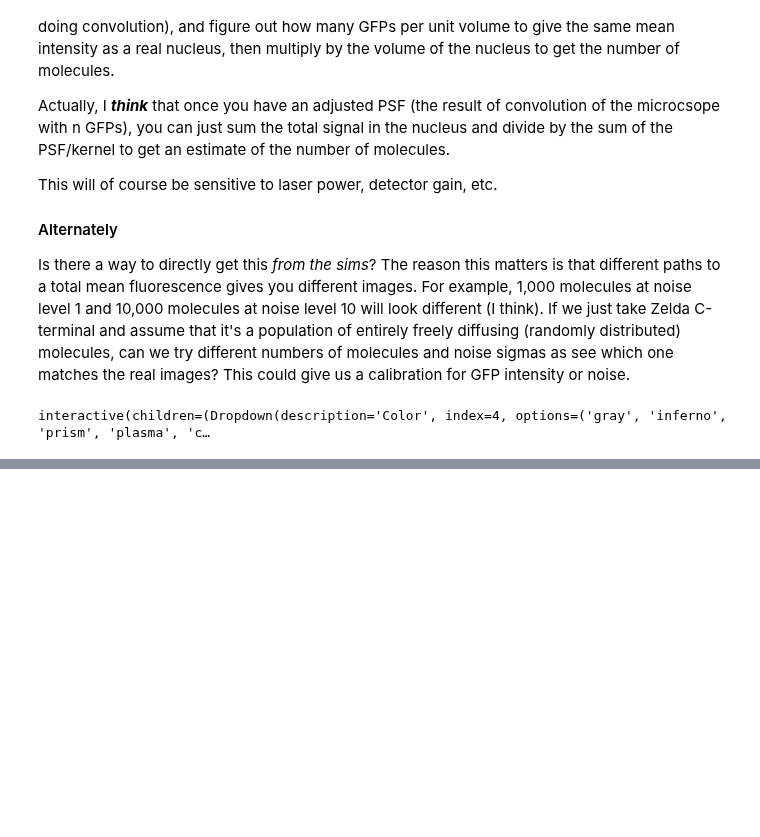
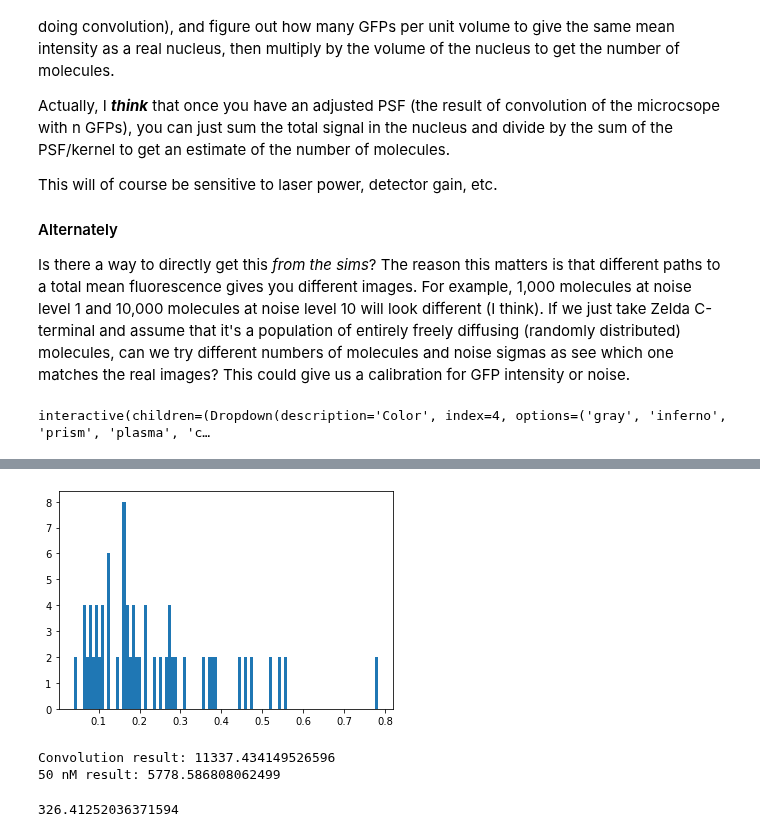
Before and after one commit to michaelrstadler/rpb1, a Jupyter notebook: bin/notebooks/20220329-realdata-siamese-2.ipynb, the cells around one changed output, grey strips where cells are left out. Drawn from its saved outputs; the diff is of its cells as text; code cells hidden in the pictures; blank space fills up the shorter version.

```diff
--- a/bin/notebooks/20220329-realdata-siamese-2.ipynb
+++ b/bin/notebooks/20220329-realdata-siamese-2.ipynb
@@ -733,0 +781,4 @@ tuple([0]) + im.shape
+# %%
+plt.hist(same_nuc, bins=100);
+# %% [output]
+[figure, added]
@@ -733,0 +792,21 @@ tuple([0]) + im.shape
+# %%
+nucs = bcd
+n=0
+c = np.sum(nucs[n]) / np.sum(kernel_adj) * 120
+
+print('Convolution result: ' + str(c))
+
+# nuc volume in cubic meters
+v = np.count_nonzero(nucs[1].flatten()) * 250e-9 * 85e-9 * 85e-9
+
+# nuc vol in liters
+v = v * 1000
+
+# peak 50 nM
+
+g = 50e-9 * 6.022e23 * v
+
+print('50 nM result: ' + str(g))
+# %% [output]
+Convolution result: 11337.434149526596
+50 nM result: 5778.586808062499
@@ -733,0 +818,6 @@ tuple([0]) + im.shape
+# %%
+mask = Sim.make_spherical_mask(34,100,100, 5) * kernel_peak
+cv = ndi.convolve(mask, kernel)
+np.sum(cv) / np.sum(kernel_adj)
+# %% [output]
+326.41252036371594
```
Also changed, not shown: parts of 20 cells of this notebook.
